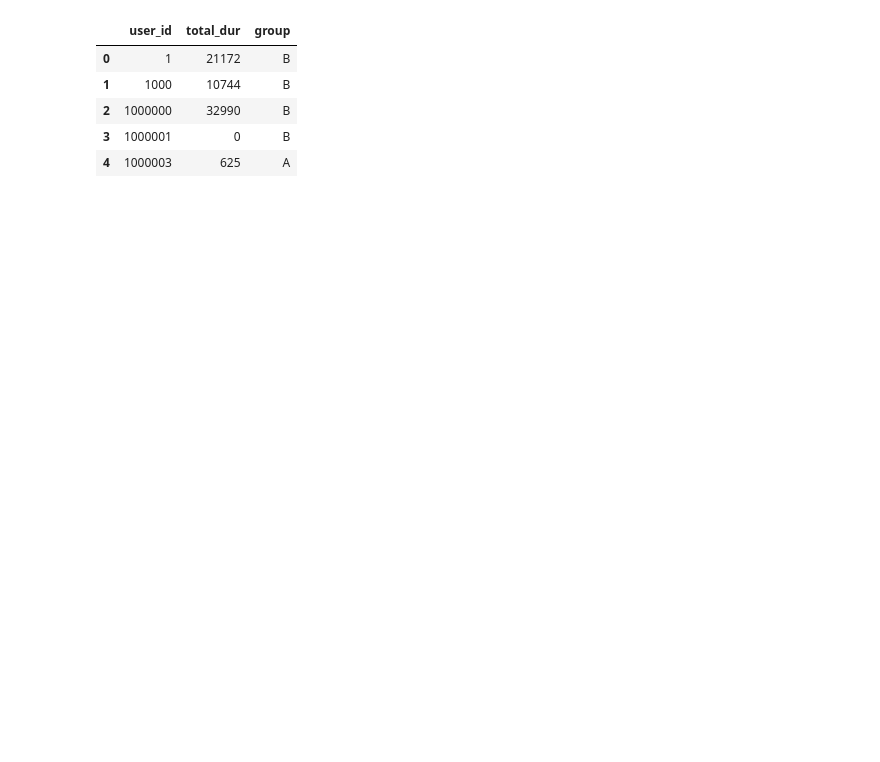
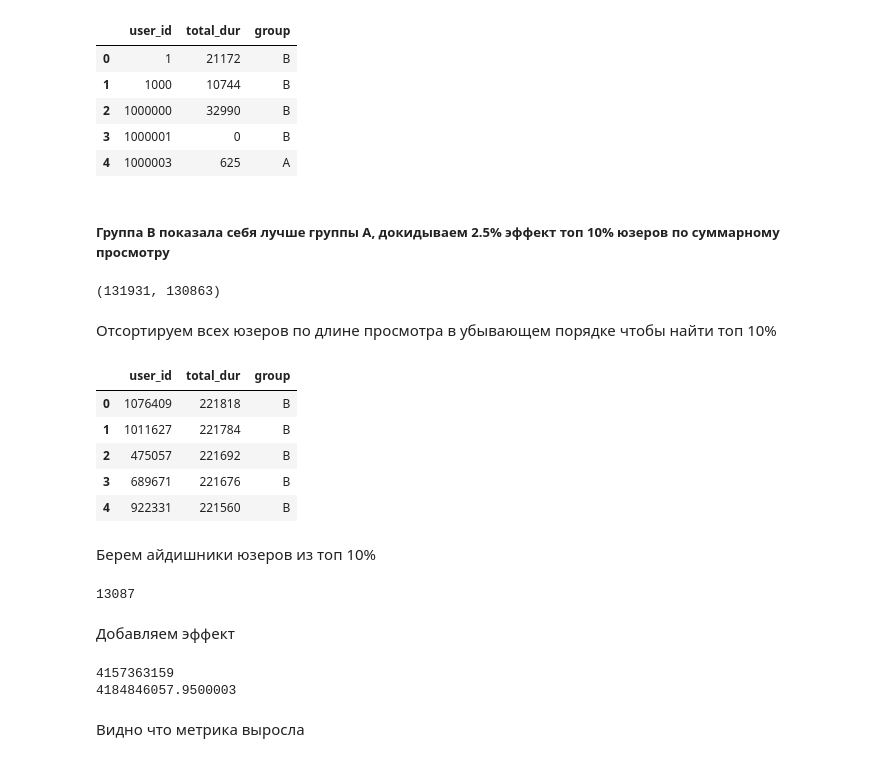
Before and after one commit to TayJen/Uplift---A-B-Testing---Reliable-ML, a Jupyter notebook: ab_testing/homework/HomeWork_1.ipynb, the cells around one changed output. Cells and saved outputs as stored; diff of their text form; code cells hidden in the pictures; blank space fills up the shorter version.

```diff
--- a/ab_testing/homework/HomeWork_1.ipynb
+++ b/ab_testing/homework/HomeWork_1.ipynb
@@ -385,3 +398,48 @@ new_df.head()
 | 2 | 1000000 | 32990 | B |
 | 3 | 1000001 | 0 | B |
 | 4 | 1000003 | 625 | A |
+# %% [markdown]
+##### Группа B показала себя лучше группы A, докидываем 2.5% эффект топ 10% юзеров по суммарному просмотру
+# %%
+all_users_group_A = len(new_df[new_df['group'] == "A"])
+all_users_group_B = len(new_df[new_df['group'] == "B"])
+all_users_group_A, all_users_group_B
+# %% [output]
+(131931, 130863)
+# %% [markdown]
+Отсортируем всех юзеров по длине просмотра в убывающем порядке чтобы найти топ 10%
+# %%
+df_group_B = new_df[new_df['group'] == "B"].copy()
+df_group_B.sort_values(by="total_dur", ascending=False, inplace=True, ignore_index=True)
+df_group_B.head()
+# %% [output]
+|  | user_id | total_dur | group |
+| 0 | 1076409 | 221818 | B |
+| 1 | 1011627 | 221784 | B |
+| 2 | 475057 | 221692 | B |
+| 3 | 689671 | 221676 | B |
+| 4 | 922331 | 221560 | B |
+# %% [markdown]
+Берем айдишники юзеров из топ 10%
+# %%
+top_10_percent_users_ids = set(df_group_B.loc[:int(0.1 * all_users_group_B), "user_id"].values)
+len(top_10_percent_users_ids)
+# %% [output]
+13087
+# %% [markdown]
+Добавляем эффект
+# %%
+def need_impact(row):
+    if row['group'] == 'B' and row['user_id'] in top_10_percent_users_ids:
+        return row['total_dur'] * 1.025
+    else:
+        return row['total_dur']
+
+print(new_df.total_dur.sum())
+new_df['total_dur'] = new_df.apply(need_impact, axis=1)
+print(new_df.total_dur.sum())
+# %% [output]
+4157363159
+4184846057.9500003
+# %% [markdown]
+Видно что метрика выросла
```
Also changed, not shown: parts of 17 cells of this notebook.
